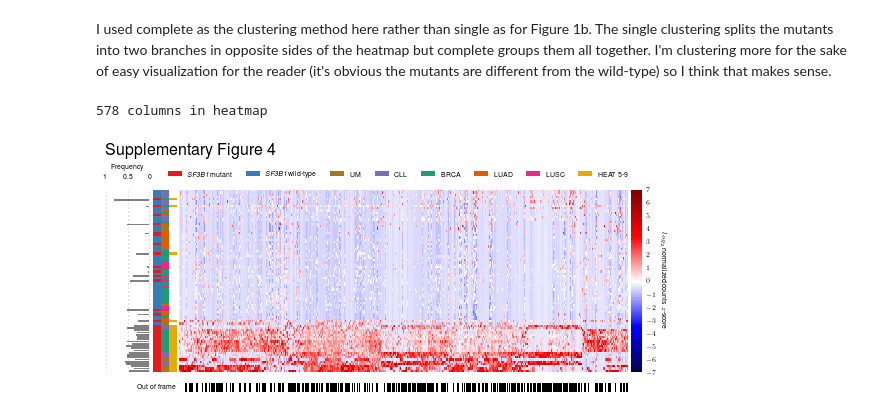
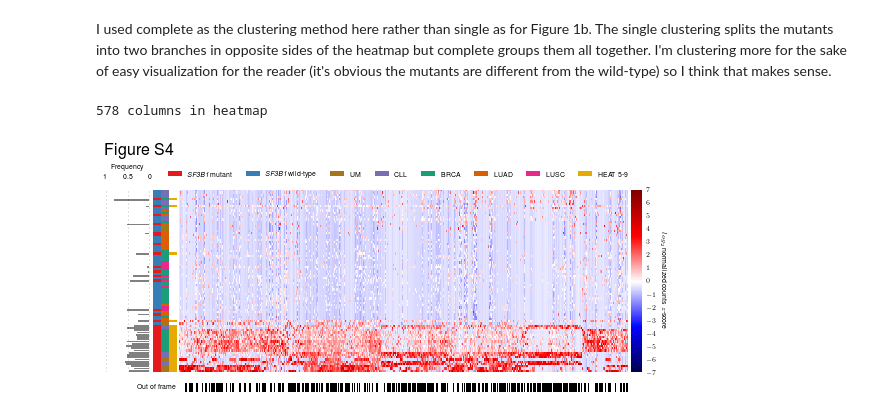
Before and after one commit to cdeboever3/deboever-sf3b1-2015, a Jupyter notebook: notebooks/sfigure04.ipynb, the cells around one changed output. Cells and saved outputs as stored; diff of their text form; code cells hidden in the pictures.

```diff
--- a/notebooks/sfigure04.ipynb
+++ b/notebooks/sfigure04.ipynb
@@ -129,7 +129,7 @@ gs = gridspec.GridSpec(5, 4,
 
 ax = fig.add_subplot(gs[0, :])
 ds.clean_axis(ax)
-ax.text(0, 0, 'Supplementary Figure 4',
+ax.text(0, 0, 'Figure S4',
         size=16, va='bottom')
 
 ### heatmap axis
@@ -202,31 +202,31 @@ frame_labelAX = fig.add_subplot(gs[3, 1])
 ds.clean_axis(frame_labelAX)
 t = plt.text(1, 0.5, 'Out of frame',
              ha='right', va='center')
 
 ### legend axis
 legendAX = plt.subplot(gs[1,1:])
 ds.clean_axis(legendAX)
 rectL = []
 labelL = []
 for c in ['condition', 'disease_abbr']:
     d = dict(zip(meta.ix[meta_color.major_axis,c],
                  meta_color.ix[c].values))
     for key in d.keys():
         if key != 'NA':
             labelL.append(key.replace('MUT','\\textit{SF3B1} mutant').replace('WT','\\textit{SF3B1} wild-type'))
             r = Rectangle((0, 0), 0, 0, fc=d[key])
             rectL.append(r)
 labelL.append('HEAT 5-9')
 r = Rectangle((0, 0), 0, 0,
               fc=meta_color.ix['HEAT 5-9', meta[meta['HEAT 5-9']].index[0]].values)
 rectL.append(r)
 lgd = legendAX.legend(rectL,labelL,loc='center',frameon=False,prop={'size':7},ncol=8)
 for p in lgd.get_patches():
     p.set_linewidth(0)
 
 gs.tight_layout(fig,w_pad=0.5)
 fig.savefig(os.path.join(outdir, 'sfigure04.pdf'),
             transparent=True, dpi=600)
 # %% [output]
 578 columns in heatmap
-[figure, old version]
+[figure, new version]
```
Also changed, not shown: parts of 1 cell of this notebook, 4 other files.
